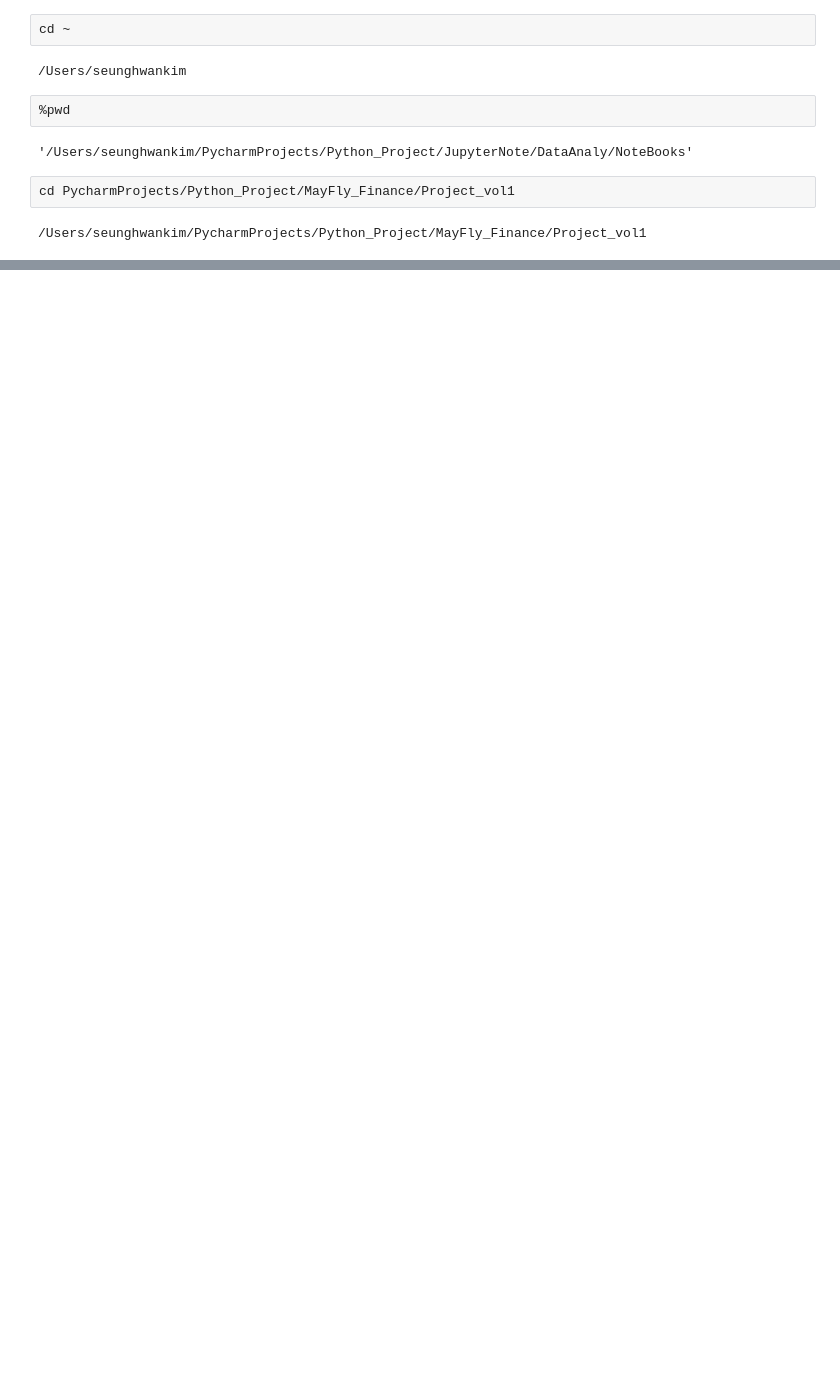
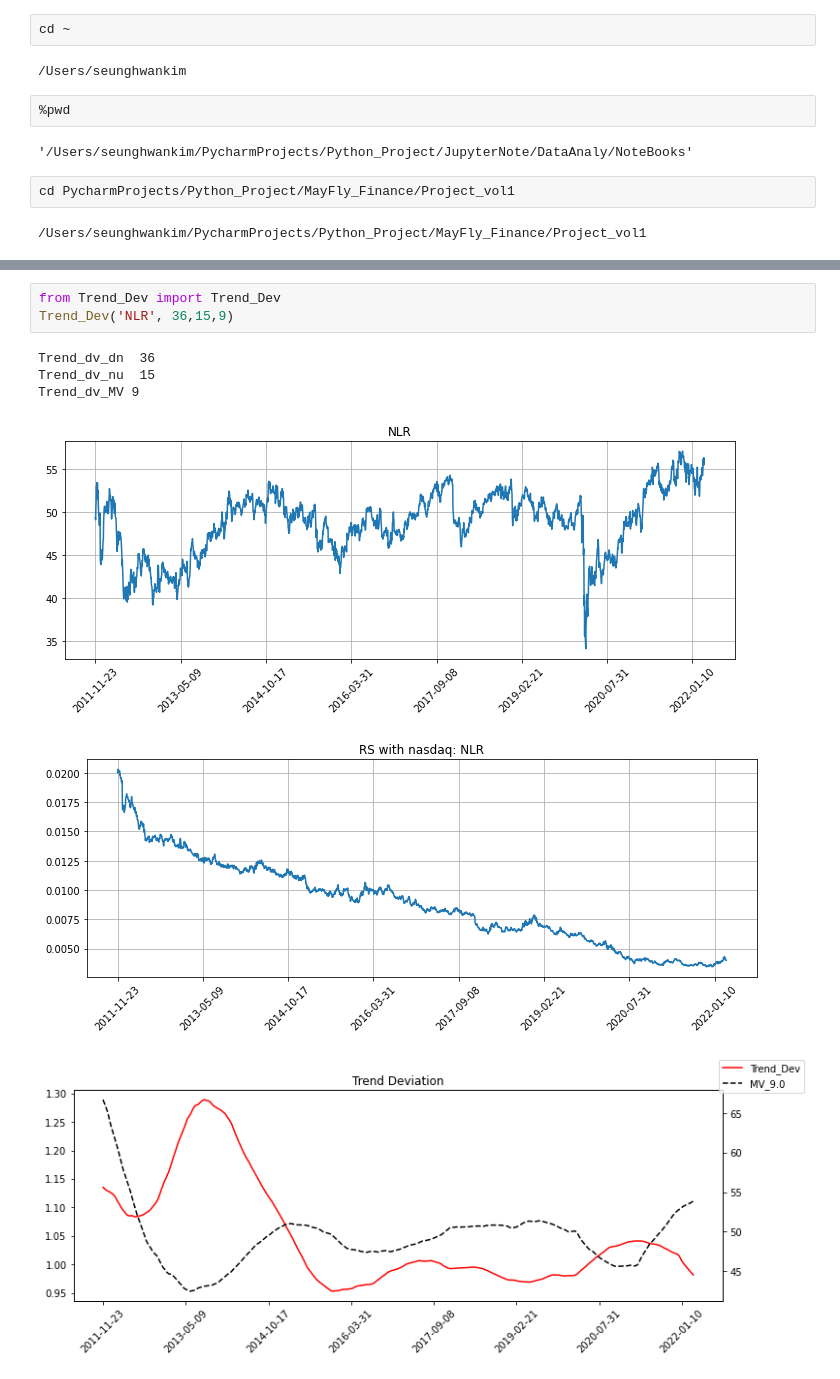
Before and after one commit to MayFly961127/Python_Project, a Jupyter notebook: JupyterNote/DataAnaly/NoteBooks/Notebooks2.ipynb, the cells around one changed output, grey strips where cells are left out. Cells and saved outputs as stored; diff of their text form; blank space fills up the shorter version.

```diff
--- a/JupyterNote/DataAnaly/NoteBooks/Notebooks2.ipynb
+++ b/JupyterNote/DataAnaly/NoteBooks/Notebooks2.ipynb
@@ -48,3 +48,13 @@ Trend_dv_MV 9
 [figure]
 [figure]
 [figure]
+# %%
+from Trend_Dev import Trend_Dev
+Trend_Dev('NLR', 36,15,9)
+# %% [output]
+Trend_dv_dn  36
+Trend_dv_nu  15
+Trend_dv_MV 9
+[figure, added]
+[figure, added]
+[figure, added]
```
Also changed, not shown: parts of 6 cells of this notebook, 8 other files.
